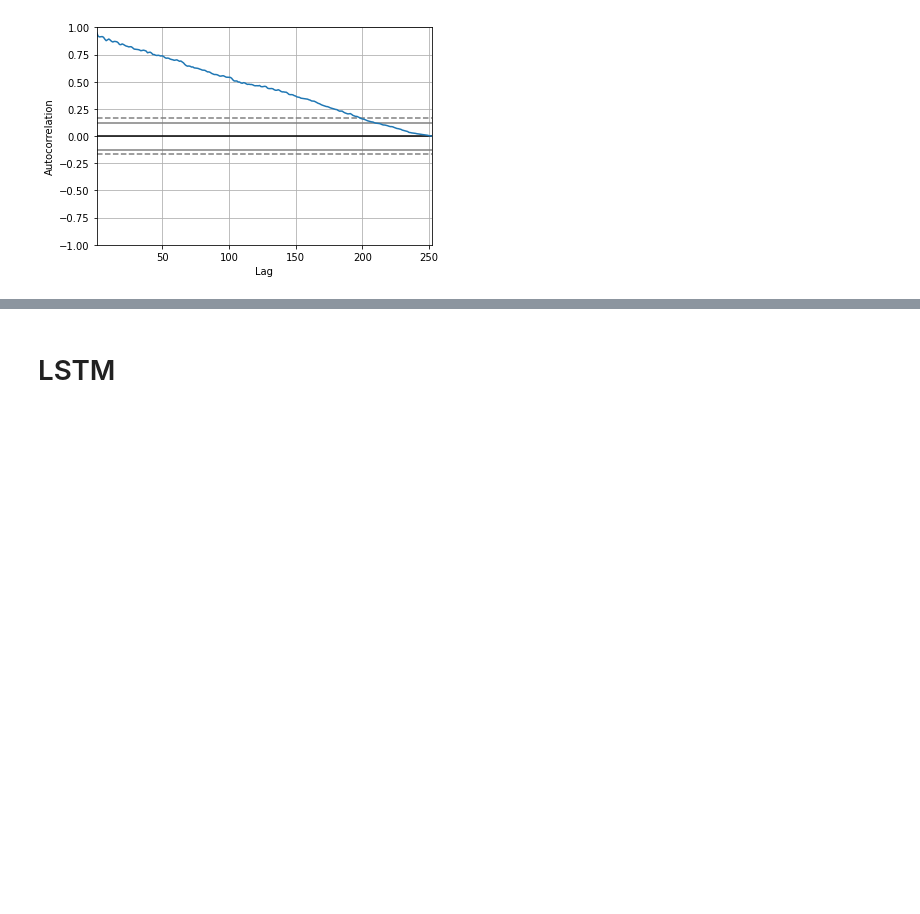
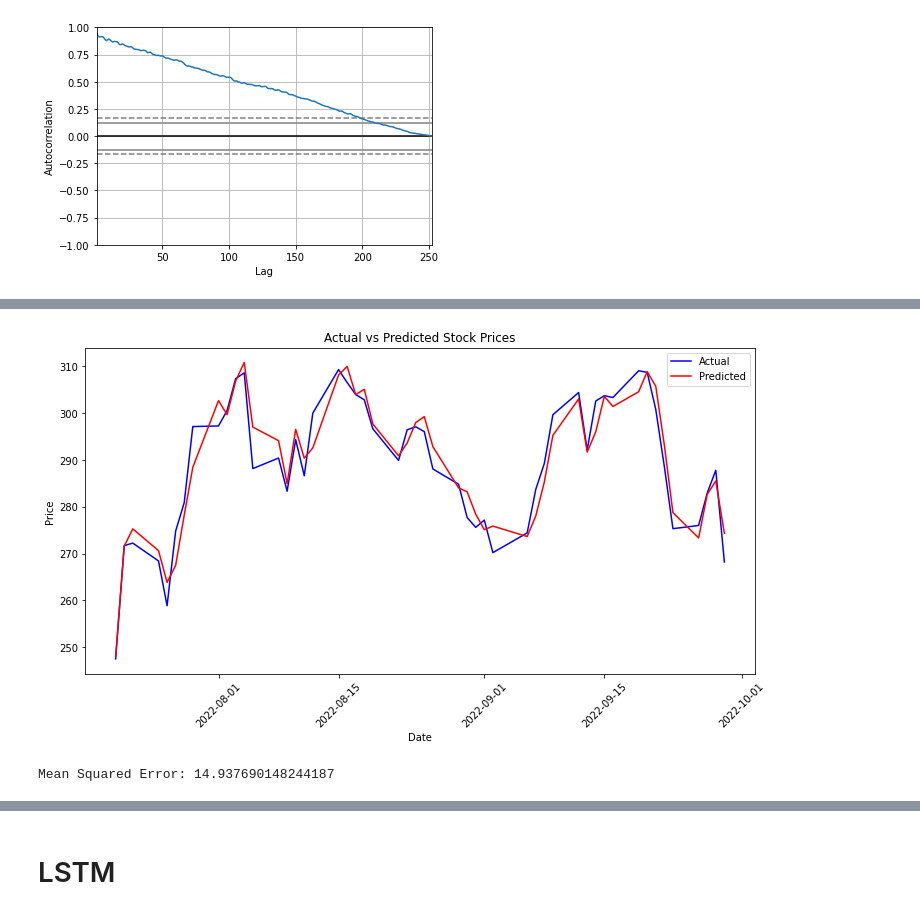
Before and after one commit to calvinz168/CISC-452, a Jupyter notebook: neural_network.ipynb, the cells around one changed output, grey strips where cells are left out. Cells and saved outputs as stored; diff of their text form; code cells hidden in the pictures; blank space fills up the shorter version.

```diff
--- a/neural_network.ipynb
+++ b/neural_network.ipynb
@@ -13,7 +13,7 @@ def parser(x):
 	return datetime.strptime(x,'%Y-%m-%d')
 
 series = read_csv('data/stock_yfinance_data_tsla.csv', header=0, parse_dates=[0], index_col=0)
-series = series.drop('Stock Name', axis=1)
+series = series.drop(['Stock Name', 'Adj Close'], axis=1)
 series.plot()
 pyplot.show()
 # %% [output]
@@ -123,0 +26,64 @@ Test RMSE: 9.696
+# %%
+import matplotlib.pyplot as plt
+from sklearn.metrics import mean_squared_error
+import tensorflow as tf
+from sklearn.preprocessing import StandardScaler
+from tensorflow.keras.models import Sequential
+from tensorflow.keras.layers import Dense, Dropout
+
+# Define the target variable (y) and the features (X)
+y = series['Close']
+X = series.drop('Close', axis=1)
+
+# Split into train and test (80% train, 20% test)
+train_size = int(len(series) * 0.8)  # 80% for training
+X_train, X_test = X[:train_size], X[train_size:]
+y_train, y_test = y[:train_size], y[train_size:]
+
+# Scale the features (X) using StandardScaler
+scaler_X = StandardScaler()
+X_train_scaled = scaler_X.fit_transform(X_train)
+X_test_scaled = scaler_X.transform(X_test)
+
+# Scale the target variable (y) using StandardScaler
+scaler_y = StandardScaler()
+y_train_scaled = scaler_y.fit_transform(y_train.values.reshape(-1, 1))  # Reshape for compatibility
+y_test_scaled = scaler_y.transform(y_test.values.reshape(-1, 1))
+
+# Define the model
+model = Sequential()
+model.add(Dense(units=32, activation='relu', input_dim=X_train_scaled.shape[1]))  # Fewer units
+model.add(Dropout(0.2))
+model.add(Dense(units=1))
+model.compile(optimizer=tf.keras.optimizers.Adam(learning_rate=0.001), loss='mean_squared_error')
+
+# Train the model
+model.fit(X_train_scaled, y_train_scaled, epochs=100, batch_size=32)
+
+# Predict on the test data (predictions are scaled)
+forecast_scaled = model.predict(X_test_scaled)
+
+# Reshape forecast to 1D
+forecast_scaled = forecast_scaled.reshape(-1)
+
+# Inverse transform the forecast to get original scale values
+forecast = scaler_y.inverse_transform(forecast_scaled.reshape(-1, 1))
+
+# Convert y_test to numpy for consistency with forecast
+y_test_dates = y_test.index.to_numpy()
+
+# Plot the actual vs predicted values
+plt.figure(figsize=(12,6))
+plt.plot(y_test_dates, y_test.values, label='Actual', color='blue')  # Actual values
+plt.plot(y_test_dates, forecast, label='Predicted', color='red')  # Predicted values
+plt.title('Actual vs Predicted Stock Prices')
+plt.xlabel('Date')
+plt.ylabel('Price')
+plt.legend()
+plt.xticks(rotation=45)  # Rotate date labels for readability
+plt.show()
+
+# Calculate Mean Squared Error (MSE)
+mse = mean_squared_error(y_test, forecast)
+print(f'Mean Squared Error: {mse}')
+# %% [output]
@@ -123,0 +107,2 @@ Test RMSE: 9.696
+[figure, added]
+Mean Squared Error: 14.937690148244187
```
Also changed, not shown: parts of 10 cells of this notebook.
